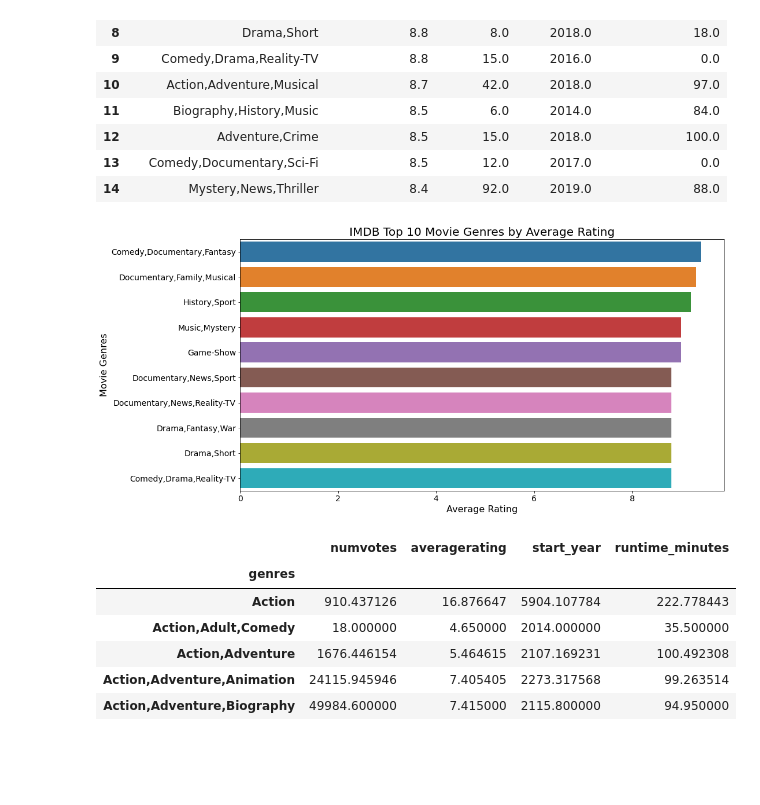
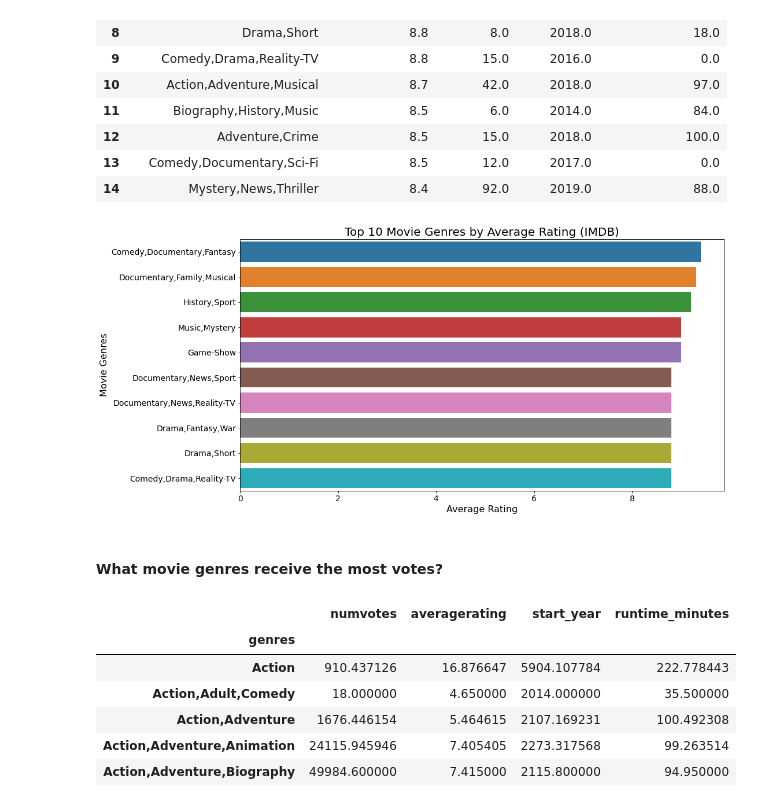
Before and after one commit to morgannash1/movie_analysis_project, a Jupyter notebook: notebook.ipynb, the cells around one changed output. Drawn from its saved outputs; the diff is of its cells as text; code cells hidden in the pictures; blank space fills up the shorter version.

```diff
--- a/notebook.ipynb
+++ b/notebook.ipynb
@@ -197,0 +427,2 @@ Name: genres, Length: 923, dtype: int64
+# %%
+imdb_comb_df= imdb_comb_df.dropna(subset=['genres'])
@@ -260,13 +513,16 @@ del imdb1_av_rt['runtime_minutes']
 imdb1_av_rt = imdb1_av_rt.head(10)
 # %%
+#plotting a bar plot
 plt.figure(figsize = (15, 8))
 ax = sns.barplot(x = 'averagerating', y = 'genres', data = imdb1_av_rt)
 plt.xlabel('Average Rating', fontsize = 16)
 plt.xticks(fontsize = 14)
 plt.ylabel('Movie Genres', fontsize = 16)
 plt.yticks(fontsize = 14)
-plt.title('IMDB Top 10 Movie Genres by Average Rating', fontsize = 20)
-plt.show(); #Making a better bar graph
+plt.title('Top 10 Movie Genres by Average Rating (IMDB)', fontsize = 20)
+plt.show();
 # %% [output]
-[figure, old version]
+[figure, new version]
+# %% [markdown]
+#### What movie genres receive the most votes?
 # %%
```
Also changed, not shown: parts of 86 cells of this notebook.
